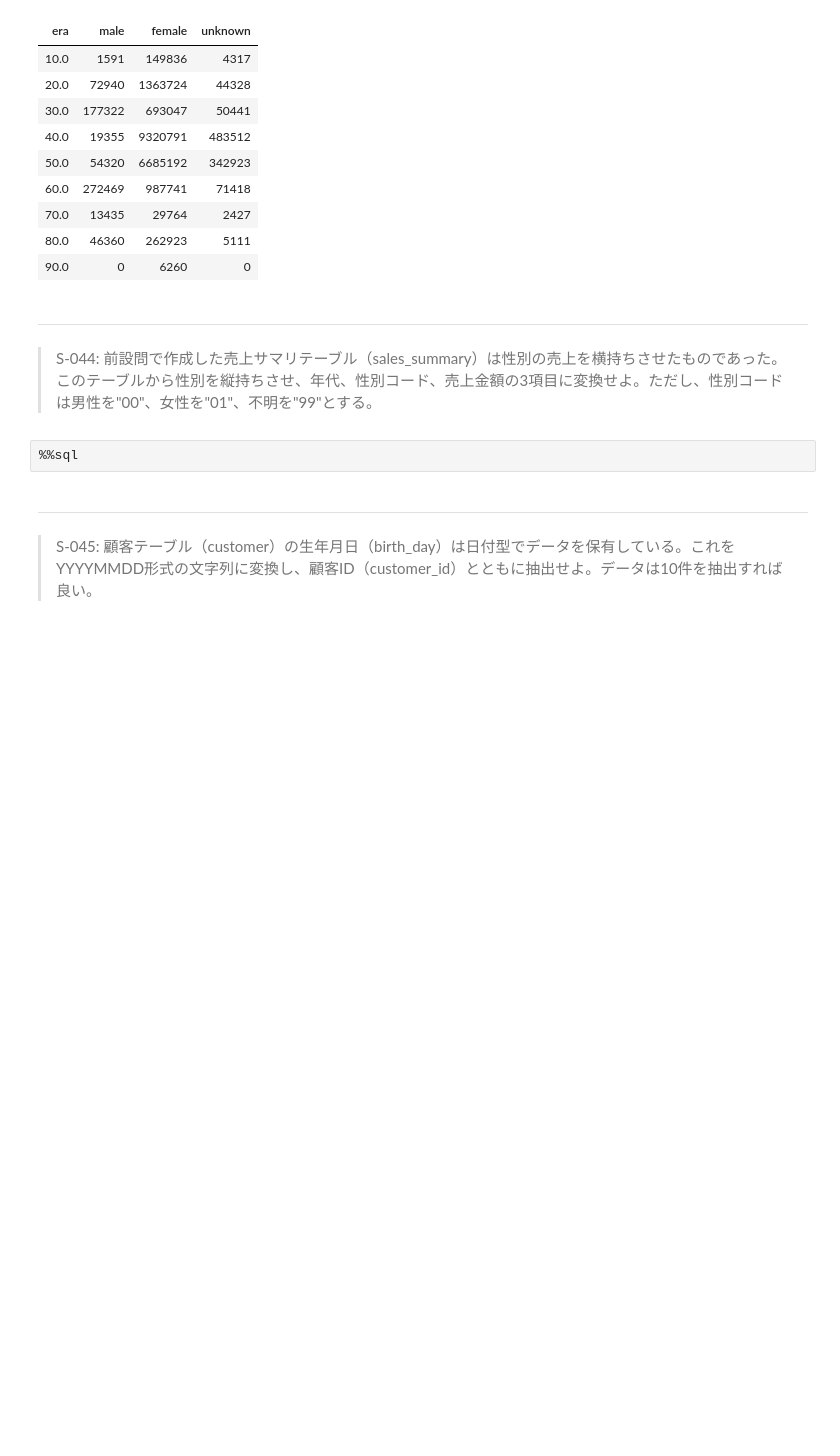
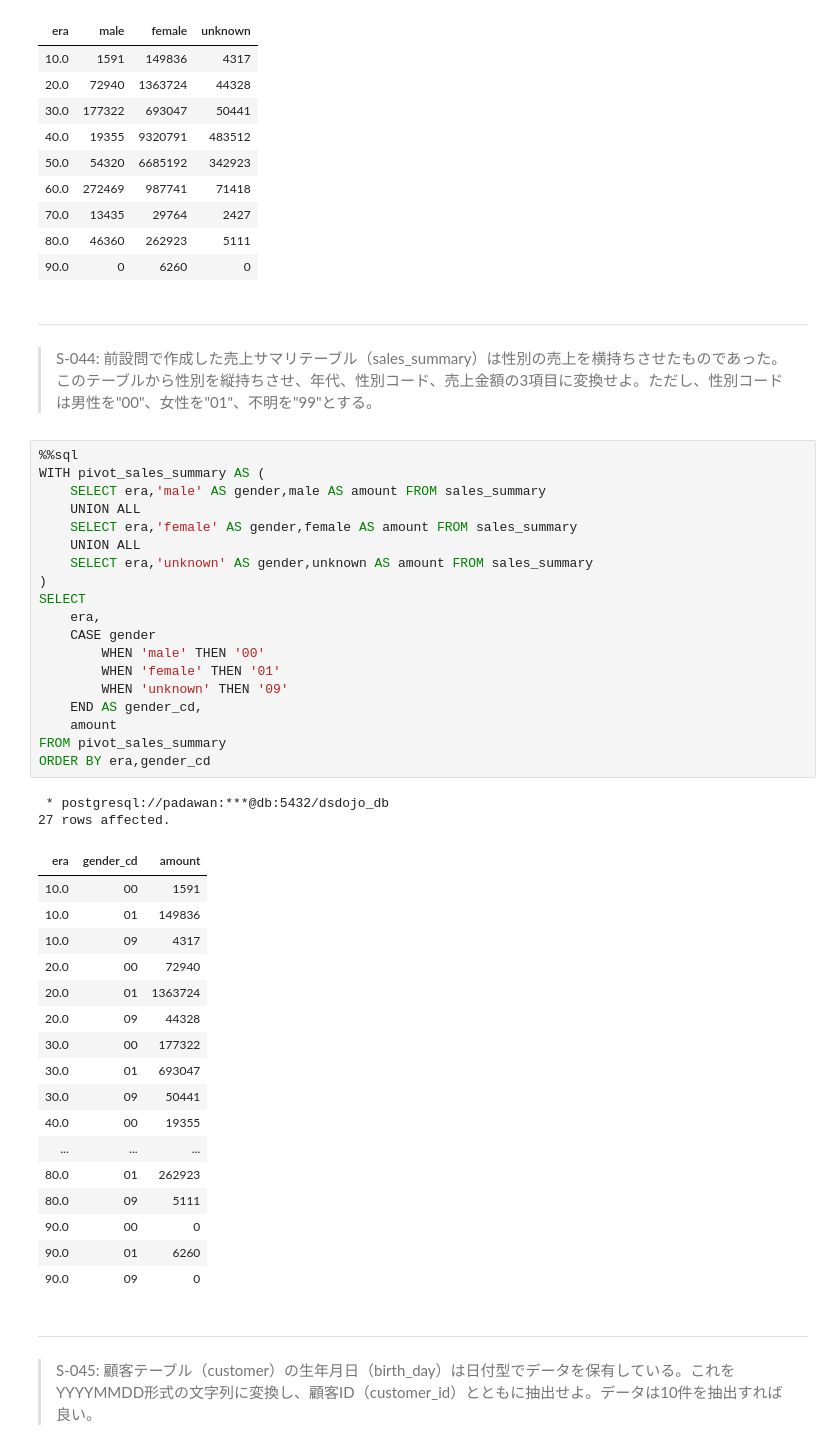
Before and after one commit to kouta0530/jupyter, a Jupyter notebook: practice/100knocks-preprocess/docker/work/preprocess_knock_SQL.ipynb, the cells around one changed output. Drawn from its saved outputs; the diff is of its cells as text; blank space fills up the shorter version.

```diff
--- a/practice/100knocks-preprocess/docker/work/preprocess_knock_SQL.ipynb
+++ b/practice/100knocks-preprocess/docker/work/preprocess_knock_SQL.ipynb
@@ -1061,8 +1061,45 @@ Done.
 # %% [markdown]
 ---
 > S-044: 前設問で作成した売上サマリテーブル（sales_summary）は性別の売上を横持ちさせたものであった。このテーブルから性別を縦持ちさせ、年代、性別コード、売上金額の3項目に変換せよ。ただし、性別コードは男性を"00"、女性を"01"、不明を"99"とする。
-# %%
-%%sql
+# %%
+%%sql
+WITH pivot_sales_summary AS (
+    SELECT era,'male' AS gender,male AS amount FROM sales_summary
+    UNION ALL
+    SELECT era,'female' AS gender,female AS amount FROM sales_summary
+    UNION ALL
+    SELECT era,'unknown' AS gender,unknown AS amount FROM sales_summary
+)
+SELECT
+    era,
+    CASE gender
+        WHEN 'male' THEN '00'
+        WHEN 'female' THEN '01'
+        WHEN 'unknown' THEN '09'
+    END AS gender_cd,
+    amount
+FROM pivot_sales_summary
+ORDER BY era,gender_cd
+# %% [output]
+ * postgresql://padawan:***@db:5432/dsdojo_db
+27 rows affected.
+| era | gender_cd | amount |
+| 10.0 | 00 | 1591 |
+| 10.0 | 01 | 149836 |
+| 10.0 | 09 | 4317 |
+| 20.0 | 00 | 72940 |
+| 20.0 | 01 | 1363724 |
+| 20.0 | 09 | 44328 |
+| 30.0 | 00 | 177322 |
+| 30.0 | 01 | 693047 |
+| 30.0 | 09 | 50441 |
+| 40.0 | 00 | 19355 |
+| ... | ... | ... |
+| 80.0 | 01 | 262923 |
+| 80.0 | 09 | 5111 |
+| 90.0 | 00 | 0 |
+| 90.0 | 01 | 6260 |
+| 90.0 | 09 | 0 |
 # %% [markdown]
 ---
 > S-045: 顧客テーブル（customer）の生年月日（birth_day）は日付型でデータを保有している。これをYYYYMMDD形式の文字列に変換し、顧客ID（customer_id）とともに抽出せよ。データは10件を抽出すれば良い。
```
